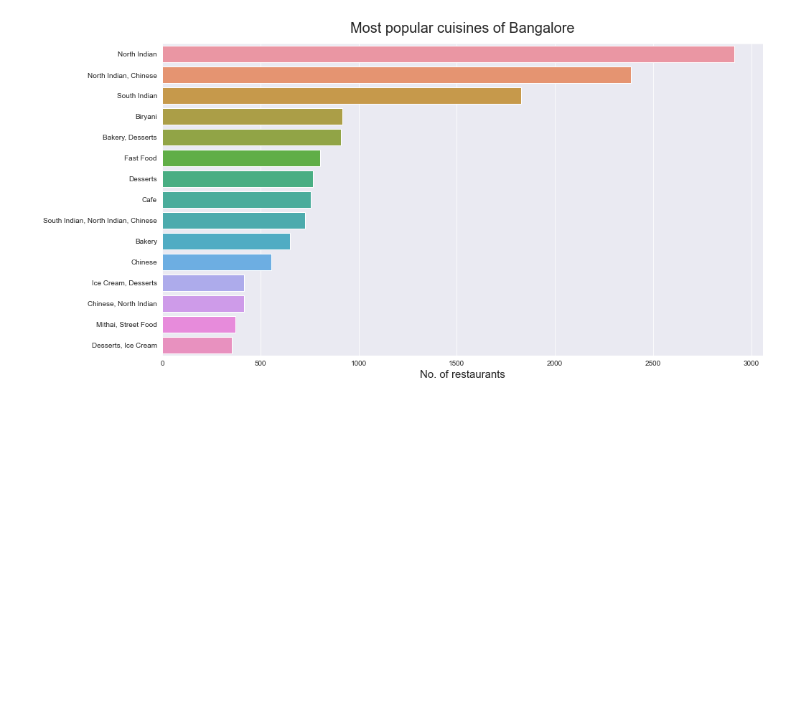
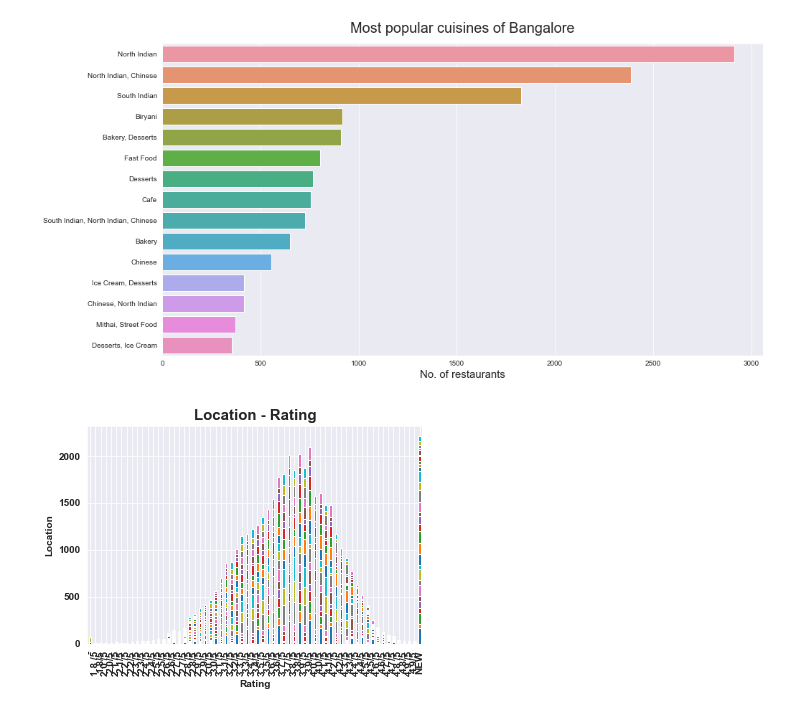
Before and after one commit to rohanmrb/Restaurant-Recommendation-System, a Jupyter notebook: EDA/first_draft.ipynb, the cells around one changed output. Saved outputs shown, nothing was run; the diff lists cells and outputs as text; code cells hidden in the pictures; blank space fills up the shorter version.

```diff
--- a/EDA/first_draft.ipynb
+++ b/EDA/first_draft.ipynb
@@ -92,3 +92,14 @@ Text(0.5, 0, 'No. of restaurants')
 # ax.set_title('Approx cost for two people distribution',size=20,pad=15)
 # plt.xlabel('Approx cost for two people',size = 15)
 # plt.ylabel('Percentage of restaurants',size = 15)
+# %%
+loc_plt=pd.crosstab(df['rate'],df['listed_in(city)'])
+loc_plt.plot(kind='bar',stacked=True);
+plt.title('Location - Rating',fontsize=15,fontweight='bold')
+plt.ylabel('Location',fontsize=10,fontweight='bold')
+plt.xlabel('Rating',fontsize=10,fontweight='bold')
+plt.xticks(fontsize=10,fontweight='bold')
+plt.yticks(fontsize=10,fontweight='bold')
+plt.legend().remove()
+# %% [output]
+[figure, added]
```
Also changed, not shown: parts of 1 cell of this notebook.
